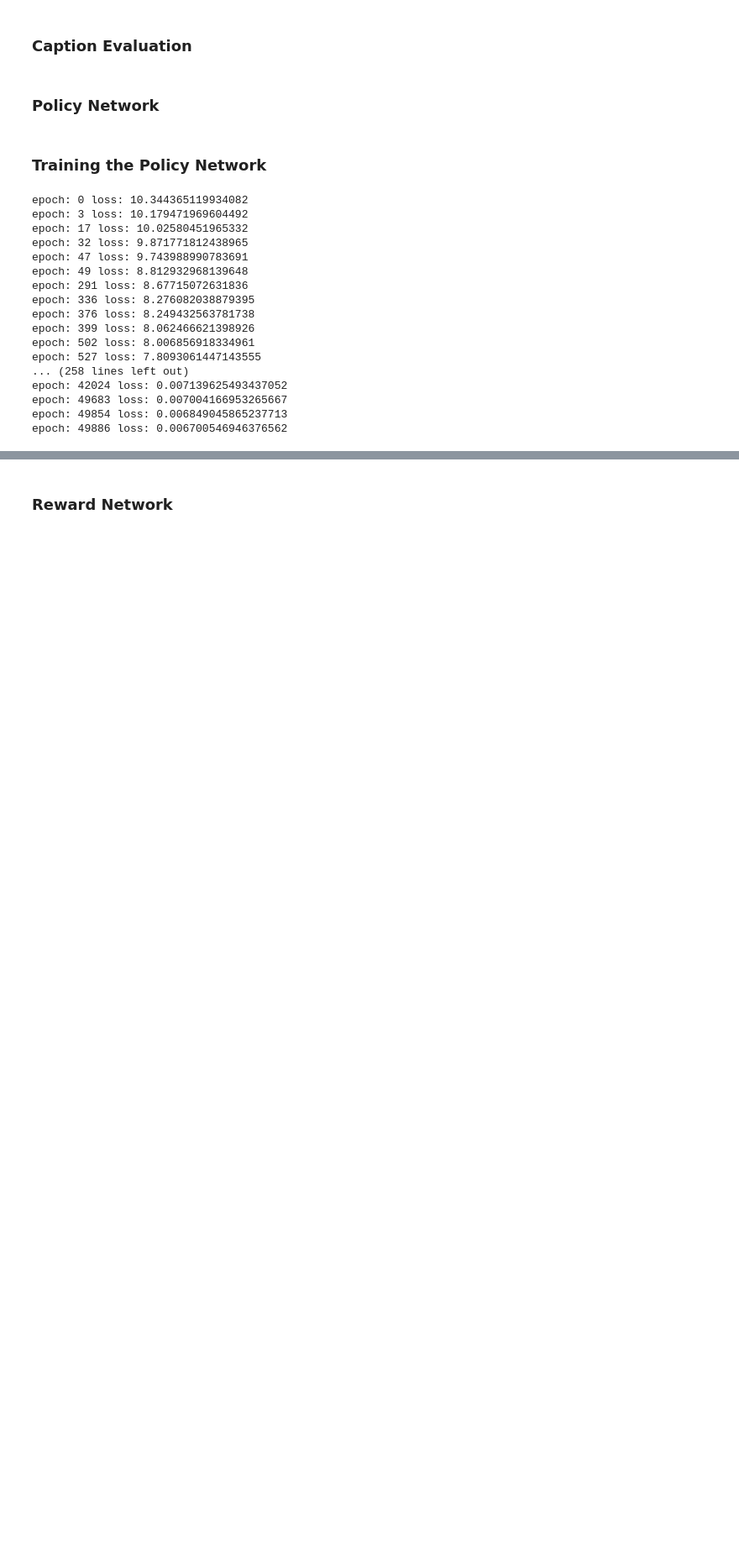
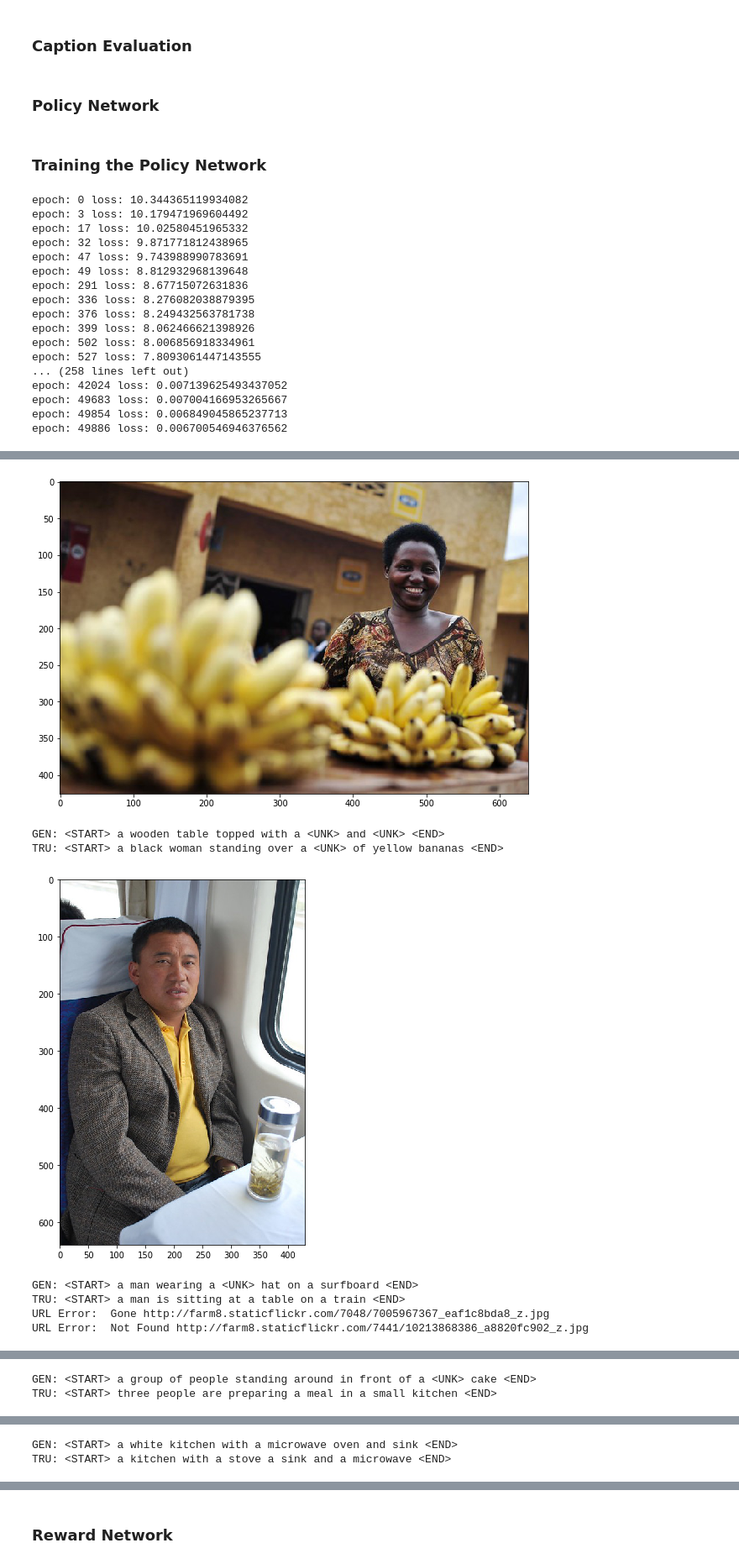
Before and after one commit to Pranshu258/Deep_Image_Captioning, a Jupyter notebook: code/Deep_Captioning.ipynb, the cells around one changed output, grey strips where cells are left out. Shown at 84% size. Drawn from its saved outputs; the diff is of its cells as text; code cells hidden in the pictures; blank space fills up the shorter version.

Commit message:
added code to generate captions from policy network

```diff
--- a/code/Deep_Captioning.ipynb
+++ b/code/Deep_Captioning.ipynb
@@ -195,0 +200,4 @@ epoch: 49886 loss: 0.006700546946376562
+# %%
+policyNet = PolicyNetwork(data["word_to_idx"]).to(device)
+policyNet.load_state_dict(torch.load('models/policyNetwork.pt'))
+policyNet.train(mode=False)
@@ -195,0 +212,28 @@ epoch: 49886 loss: 0.006700546946376562
+# %%
+max_seq_len = 17
+captions, features, urls = sample_coco_minibatch(small_data, batch_size=10, split='val')
+features = torch.tensor(features, device=device).float().unsqueeze(0)
+gen_caps = torch.tensor(captions[:, 0:1], device=device).long()
+for t in range(max_seq_len-1):
+    output = policyNet(features, gen_caps)
+    gen_caps = torch.cat((gen_caps, output[:, -1:, :].argmax(axis=2)), axis=1)
+# %%
+decoded_gen_caps = decode_captions(gen_caps, data["idx_to_word"])
+decoded_tru_caps = decode_captions(captions, data["idx_to_word"])
+for i in range(10):
+    try:
+        plt.imshow(image_from_url(urls[i]))
+    except:
+        continue
+    plt.show()
+    print("GEN:", decoded_gen_caps[i])
+    print("TRU:", decoded_tru_caps[i])
+# %% [output]
+[figure, added]
+GEN: <START> a wooden table topped with a <UNK> and <UNK> <END>
+TRU: <START> a black woman standing over a <UNK> of yellow bananas <END>
+[figure, added]
+GEN: <START> a man wearing a <UNK> hat on a surfboard <END>
+TRU: <START> a man is sitting at a table on a train <END>
+URL Error:  Gone http://farm8.staticflickr.com/7048/7005967367_eaf1c8bda8_z.jpg
+URL Error:  Not Found http://farm8.staticflickr.com/7441/10213868386_a8820fc902_z.jpg
@@ -195,0 +241,2 @@ epoch: 49886 loss: 0.006700546946376562
+GEN: <START> a group of people standing around in front of a <UNK> cake <END>
+TRU: <START> three people are preparing a meal in a small kitchen <END>
@@ -195,0 +244,2 @@ epoch: 49886 loss: 0.006700546946376562
+GEN: <START> a white kitchen with a microwave oven and sink <END>
+TRU: <START> a kitchen with a stove a sink and a microwave <END>
```
Also changed, not shown: parts of 8 cells of this notebook, 1 other file.
